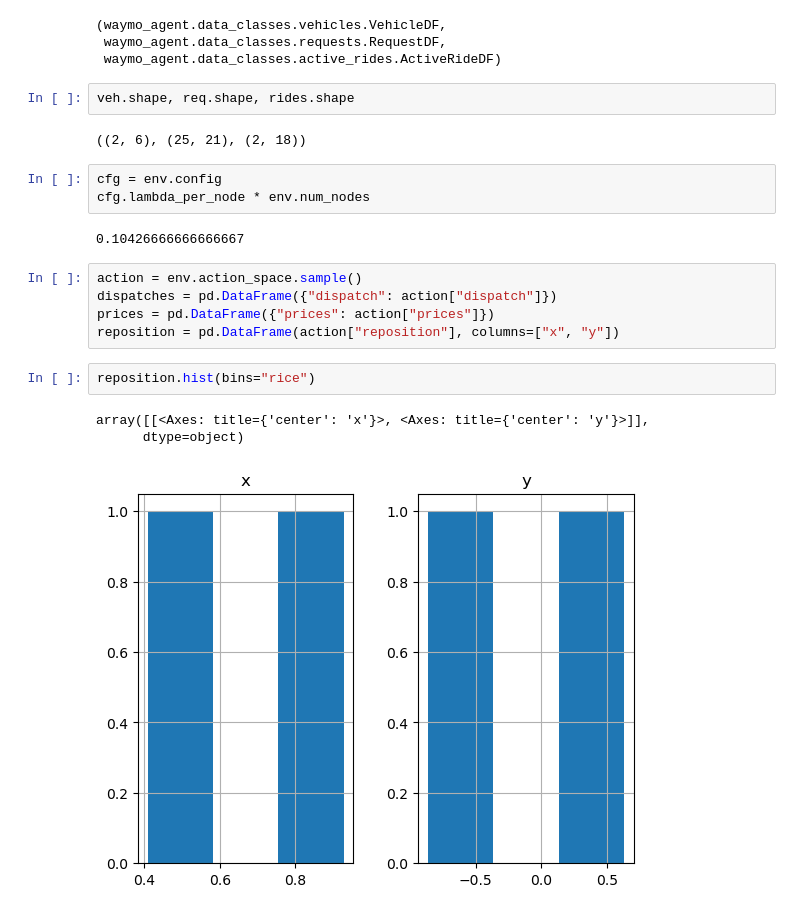
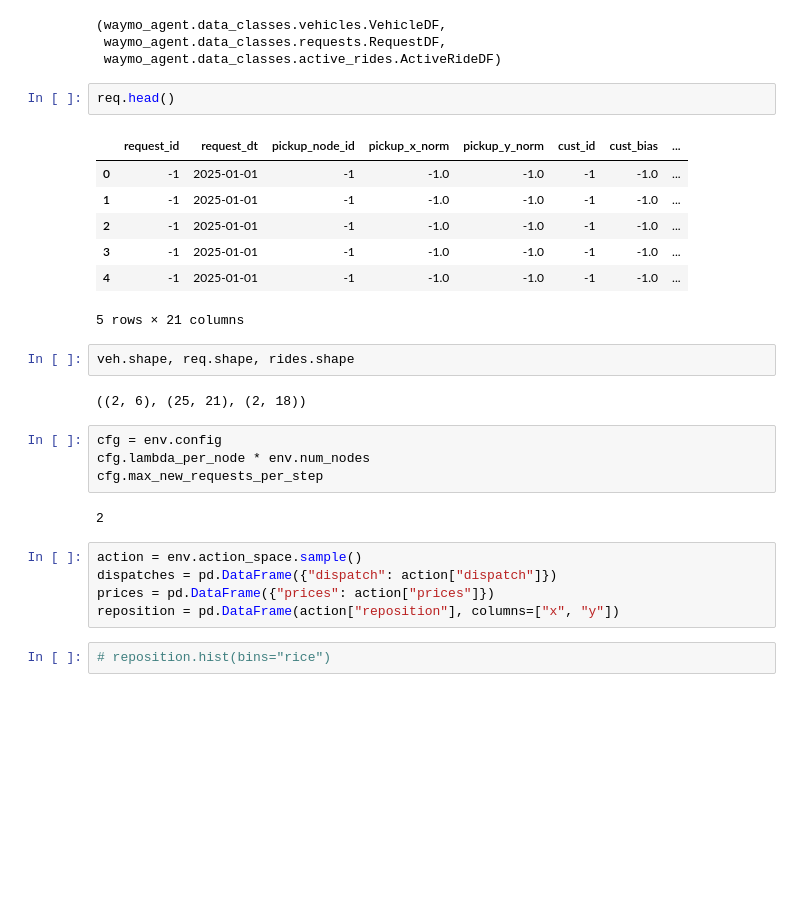
Before and after one commit to akseldkw07/Waymo-Agent, a Jupyter notebook: notebooks/mixin/transition_model.ipynb, the cells around one changed output. Drawn from its saved outputs; the diff is of its cells as text; blank space fills up the shorter version.

```diff
--- a/notebooks/mixin/transition_model.ipynb
+++ b/notebooks/mixin/transition_model.ipynb
@@ -48,6 +54,16 @@ type(veh), type(req), type(rides)
 (waymo_agent.data_classes.vehicles.VehicleDF,
  waymo_agent.data_classes.requests.RequestDF,
  waymo_agent.data_classes.active_rides.ActiveRideDF)
+# %%
+req.head()
+# %% [output]
+|  | request_id | request_dt | pickup_node_id | pickup_x_norm | pickup_y_norm | cust_id | cust_bias | ... |
+| 0 | -1 | 2025-01-01 | -1 | -1.0 | -1.0 | -1 | -1.0 | ... |
+| 1 | -1 | 2025-01-01 | -1 | -1.0 | -1.0 | -1 | -1.0 | ... |
+| 2 | -1 | 2025-01-01 | -1 | -1.0 | -1.0 | -1 | -1.0 | ... |
+| 3 | -1 | 2025-01-01 | -1 | -1.0 | -1.0 | -1 | -1.0 | ... |
+| 4 | -1 | 2025-01-01 | -1 | -1.0 | -1.0 | -1 | -1.0 | ... |
+5 rows × 21 columns
 # %%
 veh.shape, req.shape, rides.shape
 # %% [output]
@@ -55,17 +71,14 @@ veh.shape, req.shape, rides.shape
 # %%
 cfg = env.config
 cfg.lambda_per_node * env.num_nodes
+cfg.max_new_requests_per_step
 # %% [output]
-0.10426666666666667
+2
 # %%
 action = env.action_space.sample()
 dispatches = pd.DataFrame({"dispatch": action["dispatch"]})
 prices = pd.DataFrame({"prices": action["prices"]})
 reposition = pd.DataFrame(action["reposition"], columns=["x", "y"])
 # %%
-reposition.hist(bins="rice")
+# reposition.hist(bins="rice")
-# %% [output]
-array([[<Axes: title={'center': 'x'}>, <Axes: title={'center': 'y'}>]],
-      dtype=object)
-[figure, removed]
 # %%
```
Also changed, not shown: parts of 11 cells of this notebook, 21 other files.
